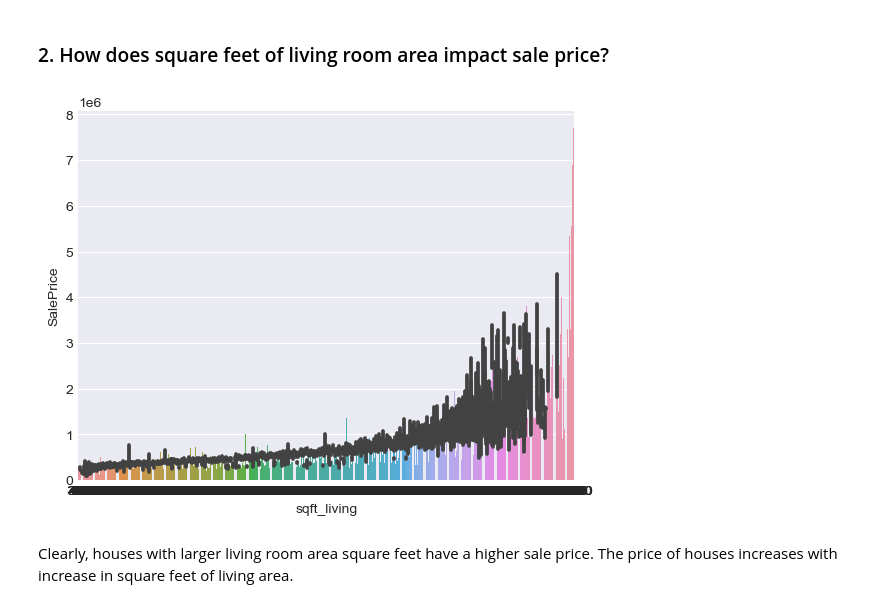
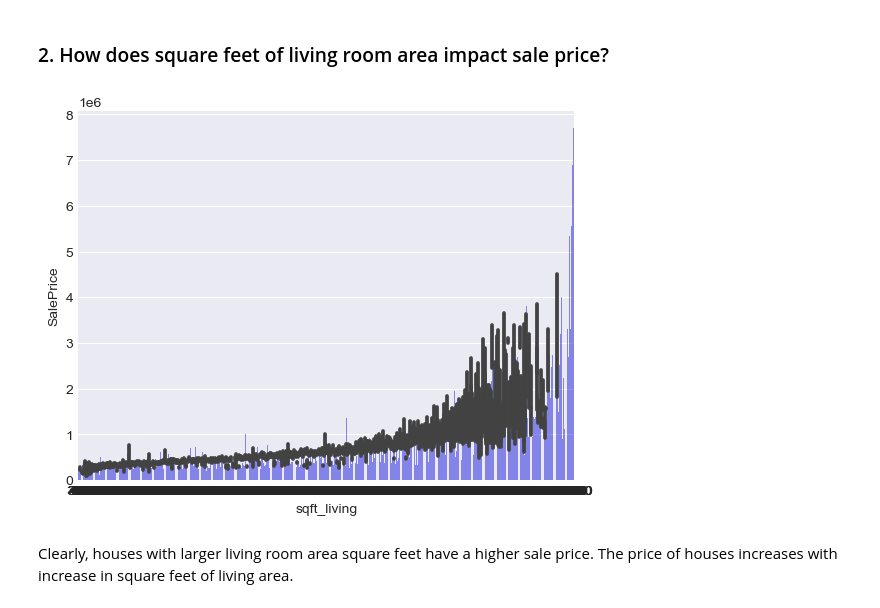
Before and after one commit to brandonbush2/Elite-Properties-Project, a Jupyter notebook: Elite Properties Group.ipynb, the cells around one changed output. Cells and saved outputs as stored; diff of their text form; code cells hidden in the pictures.

```diff
--- a/Elite Properties Group.ipynb
+++ b/Elite Properties Group.ipynb
@@ -414,9 +414,9 @@ From the barplot above, houses with 8 bedrooms have the highest SalePrice. House
 ### 2. How does square feet of living room area impact sale price?
 # %%
 #plotting a bar plot to visualize number of bedrooms against sale price
-sns.barplot(x = data['sqft_living'], y = data['SalePrice'], data = data);
+sns.barplot(x = data['sqft_living'], y = data['SalePrice'], data = data,  color = 'blue', alpha = 0.5);
 # %% [output]
-[figure, old version]
+[figure, new version]
 # %% [markdown]
 Clearly, houses with larger living room area square feet have a higher sale price. The price of houses increases with increase in square feet of living area.
 # %% [markdown]
```
Also changed, not shown: parts of 20 cells of this notebook.
